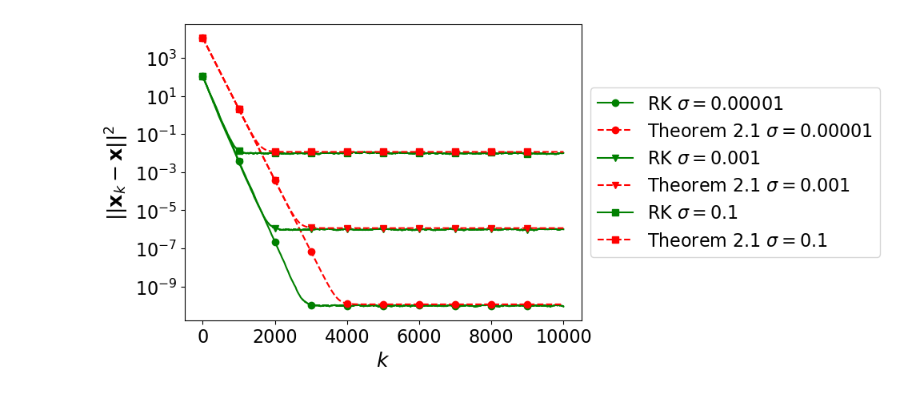
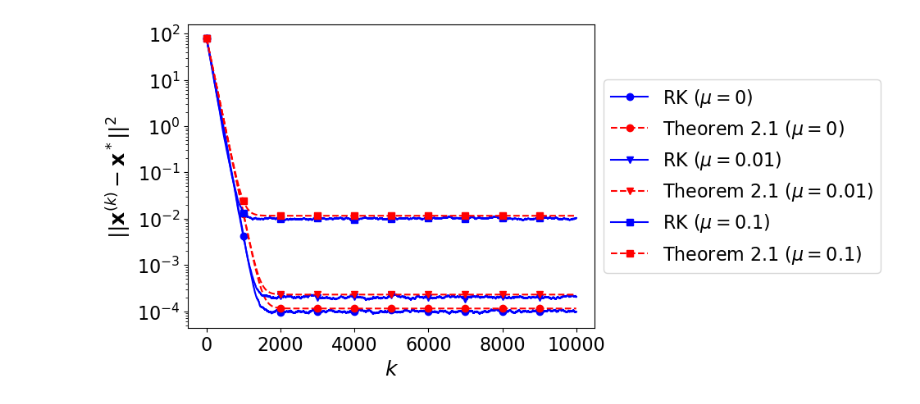
Before and after one commit to jamiehadd/Kacz4TimeVarying, a Jupyter notebook: NoisyRKTests.ipynb, the cells around one changed output. Saved outputs shown, nothing was run; the diff lists cells and outputs as text; code cells hidden in the pictures.

```diff
--- a/NoisyRKTests.ipynb
+++ b/NoisyRKTests.ipynb
@@ -52,9 +52,9 @@ sigmin
 # %%
 #Theorem 2.5
 #mean = 0.1
-meanL = [0.00001,0.001,0.1]
+meanL = [0,0.01,0.1]
 #sd = 0.00001
-sdL = [0.00001,0.001,0.1]
+sdL = [0,0.01,0.1]
 num = 10000
 sampsize = 10
 iters = list(range(num))
@@ -101,7 +101,7 @@ def plotgen_agg(mean_L,sd_L,name):
     for a in mean_L:
         for b in sd_L:
             rkexp,rkbound = funcdata(a,b)
-            plt.semilogy(iters,rkexp,linestyle='-',marker=markers[i],color='g',markevery=1000)
+            plt.semilogy(iters,rkexp,linestyle='-',marker=markers[i],color='b',markevery=1000)
             #[1,num/2,num-1]
             plt.semilogy(iters,rkbound,linestyle='--',marker=markers[i],color='r',markevery=1000)
             i+=1
@@ -109,11 +109,12 @@ def plotgen_agg(mean_L,sd_L,name):
     plt.rcParams.update({'font.size': 16})
     plt.tick_params(labelsize=16)
     plt.xlabel('$k$',{'size':18})
-    plt.ylabel('$||\mathbf{x}_k - \mathbf{x}||^2$',{'size':18})
-    plt.legend([r'RK $\sigma = 0.00001$',r'Theorem 2.1 $\sigma = 0.00001$',r'RK $\sigma = 0.001$',r'Theorem 2.1 $\sigma = 0.001$',r'RK $\sigma = 0.1$',r'Theorem 2.1 $\sigma = 0.1$'], loc='center left', bbox_to_anchor=(1, 0.5))
+    plt.ylabel('$||\mathbf{x}^{(k)} - \mathbf{x}^* ||^2$',{'size':18})
+    #plt.legend([r'RK $(\sigma = 0)$',r'Theorem 2.1 $(\sigma = 0)$',r'RK $(\sigma = 0.01)$',r'Theorem 2.1 $(\sigma = 0.01)$',r'RK $(\sigma = 0.1)$',r'Theorem 2.1 $(\sigma = 0.1)$'], loc='center left', bbox_to_anchor=(1, 0.5))
+    plt.legend([r'RK $(\mu = 0)$',r'Theorem 2.1 $(\mu = 0)$',r'RK $(\mu = 0.01)$',r'Theorem 2.1 $(\mu = 0.01)$',r'RK $(\mu = 0.1)$',r'Theorem 2.1 $(\mu = 0.1)$'], loc='center left', bbox_to_anchor=(1, 0.5))
     fig.savefig(name, bbox_inches = "tight")
     fig.show()
 # %%
-plotgen_agg([0],sdL[0:3],'noisykaczplot/rk_agg_sigma.png')
+plotgen_agg(meanL,sdL[1:2],'noisykaczplot/rk_agg_mu.png')
 # %% [output]
-[figure, old version]
+[figure, new version]
```
Also changed, not shown: parts of 1 cell of this notebook, 11 other files.
